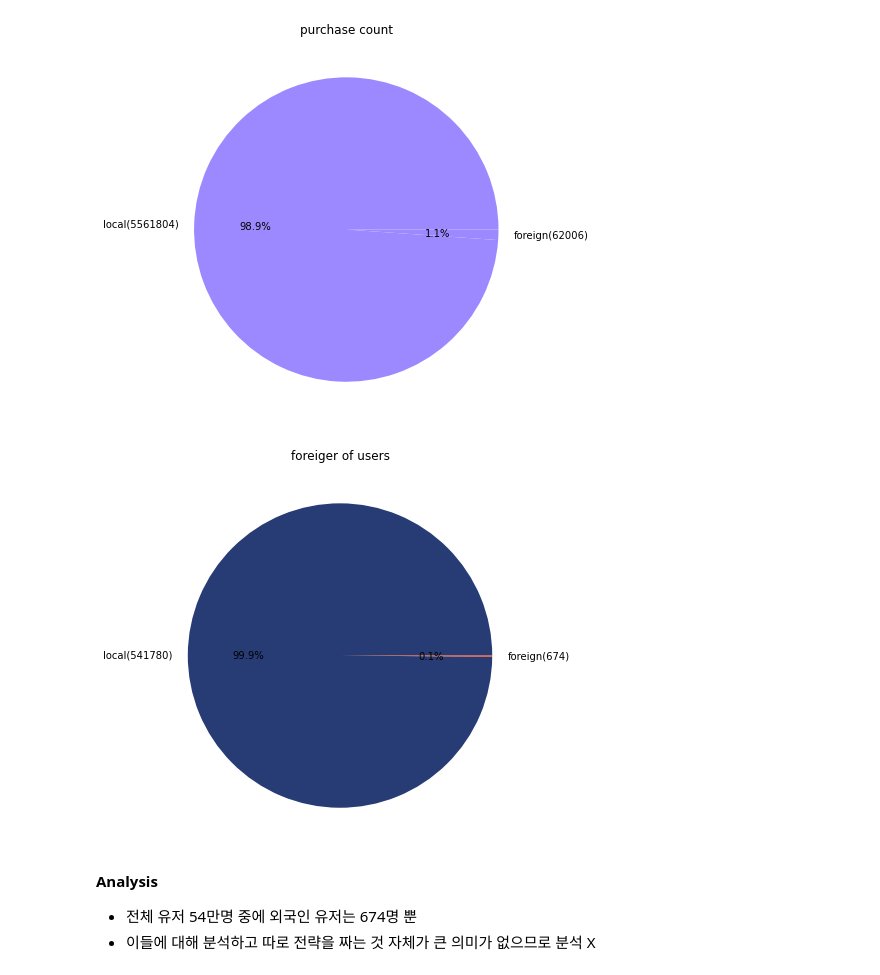
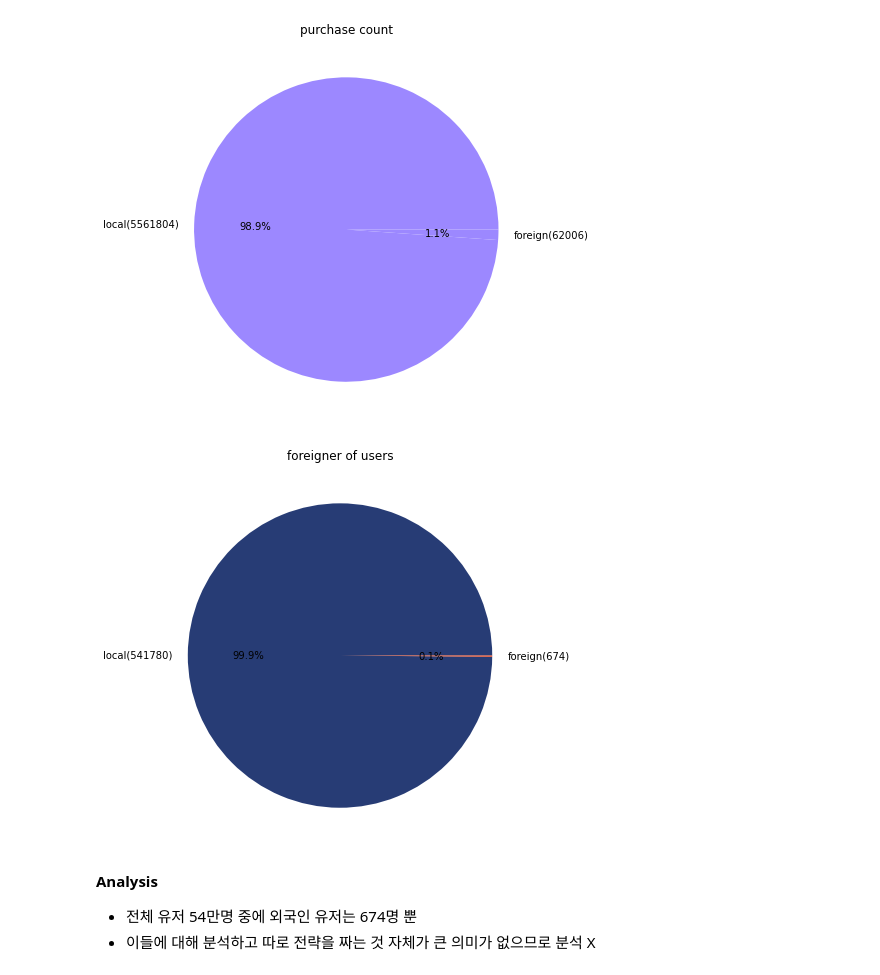
Before and after one commit to LUCI031/chai_analytics, a Jupyter notebook: EDA.ipynb, the cells around one changed output. Cells and saved outputs as stored; diff of their text form; code cells hidden in the pictures.

```diff
--- a/EDA.ipynb
+++ b/EDA.ipynb
@@ -491,15 +491,15 @@ plt.show()
 # %%
 # 내국인/외국인 유저 수
 a = len(df_cus1[df_cus1['is_foreigner']==False])
 b = len(df_cus1[df_cus1['is_foreigner']==True])
 
 plt.figure(figsize=(7,7),facecolor="white")
-plt.title('foreiger of users')
+plt.title('foreigner of users')
 labels= ['local'+'('+str(a)+')','foreign'+'('+str(b)+')']
 plt.pie([a,b],labels=labels, autopct='%.1f%%',colors=['#273c75','#e84118'])
 plt.show()
 # %% [output]
-[figure, old version]
+[figure, new version]
 # %% [markdown]
 **Analysis**
 - 전체 유저 54만명 중에 외국인 유저는 674명 뿐
```
Also changed, not shown: parts of 8 cells of this notebook, 5 other files.
